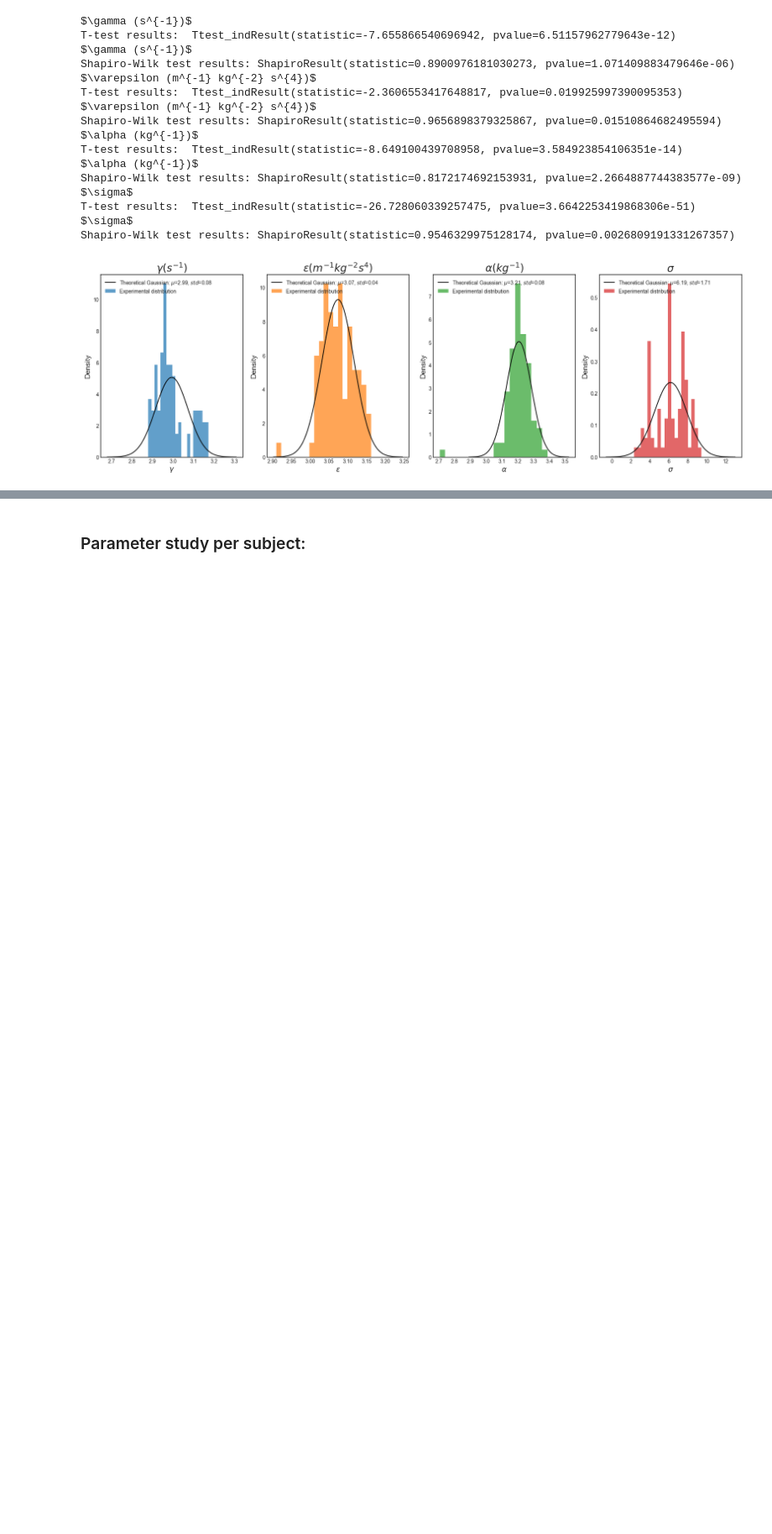
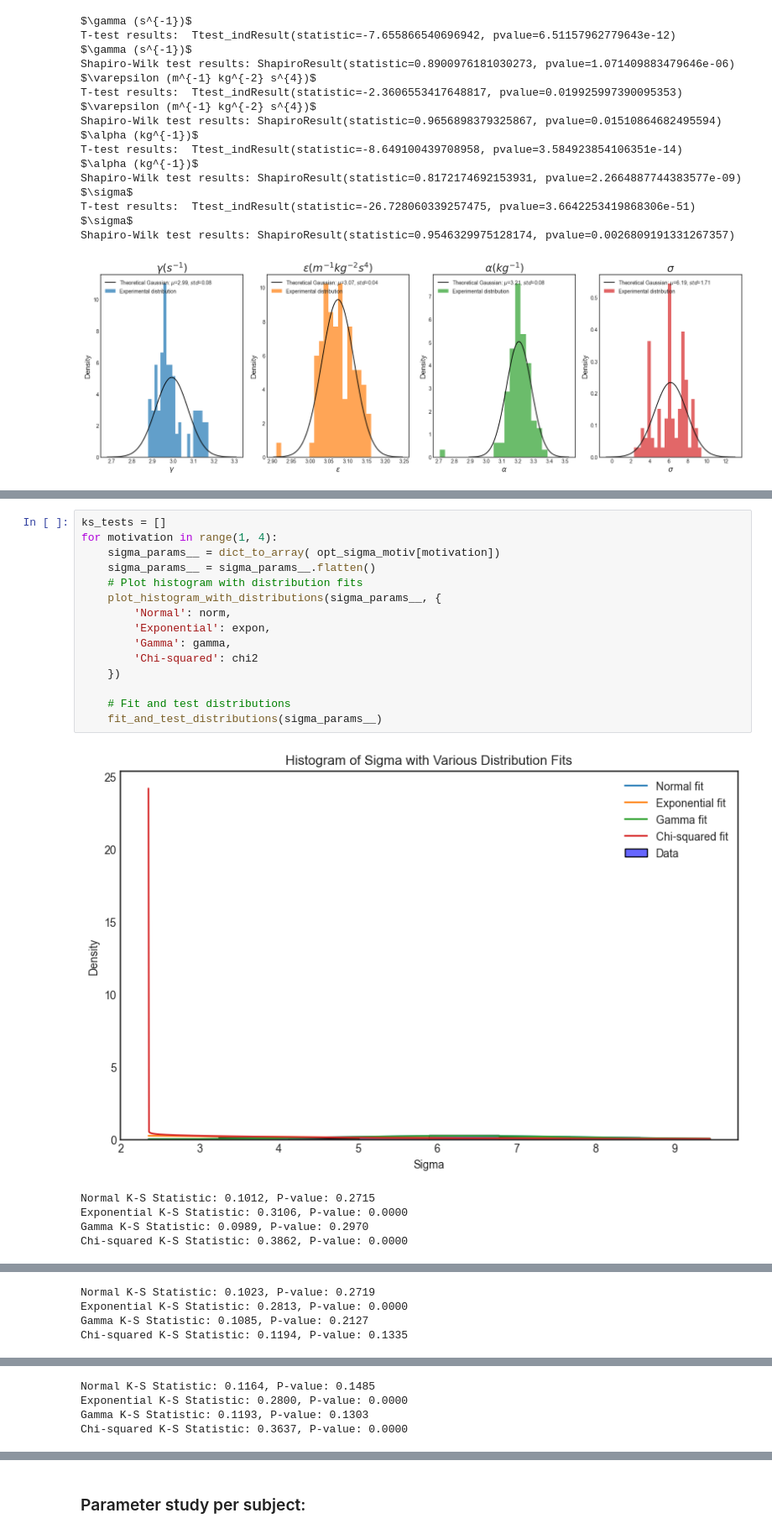
Before and after one commit to flaviaferrus/MotorControlPrediction, a Jupyter notebook: Notebooks/MultipleSubjects.ipynb, the cells around one changed output, grey strips where cells are left out. Shown at 84% size. Cells and saved outputs as stored; diff of their text form; blank space fills up the shorter version.

```diff
--- a/Notebooks/MultipleSubjects.ipynb
+++ b/Notebooks/MultipleSubjects.ipynb
@@ -438,0 +524,21 @@ latex_ttest_table
+# %%
+ks_tests = []
+for motivation in range(1, 4):
+    sigma_params__ = dict_to_array( opt_sigma_motiv[motivation])
+    sigma_params__ = sigma_params__.flatten()
+    # Plot histogram with distribution fits
+    plot_histogram_with_distributions(sigma_params__, {
+        'Normal': norm,
+        'Exponential': expon,
+        'Gamma': gamma,
+        'Chi-squared': chi2
+    })
+
+    # Fit and test distributions
+    fit_and_test_distributions(sigma_params__)
+# %% [output]
+[figure, added]
+Normal K-S Statistic: 0.1012, P-value: 0.2715
+Exponential K-S Statistic: 0.3106, P-value: 0.0000
+Gamma K-S Statistic: 0.0989, P-value: 0.2970
+Chi-squared K-S Statistic: 0.3862, P-value: 0.0000
@@ -438,0 +546,4 @@ latex_ttest_table
+Normal K-S Statistic: 0.1023, P-value: 0.2719
+Exponential K-S Statistic: 0.2813, P-value: 0.0000
+Gamma K-S Statistic: 0.1085, P-value: 0.2127
+Chi-squared K-S Statistic: 0.1194, P-value: 0.1335
@@ -438,0 +551,4 @@ latex_ttest_table
+Normal K-S Statistic: 0.1164, P-value: 0.1485
+Exponential K-S Statistic: 0.2800, P-value: 0.0000
+Gamma K-S Statistic: 0.1193, P-value: 0.1303
+Chi-squared K-S Statistic: 0.3637, P-value: 0.0000
```
Also changed, not shown: parts of 16 cells of this notebook, 14 other files.
